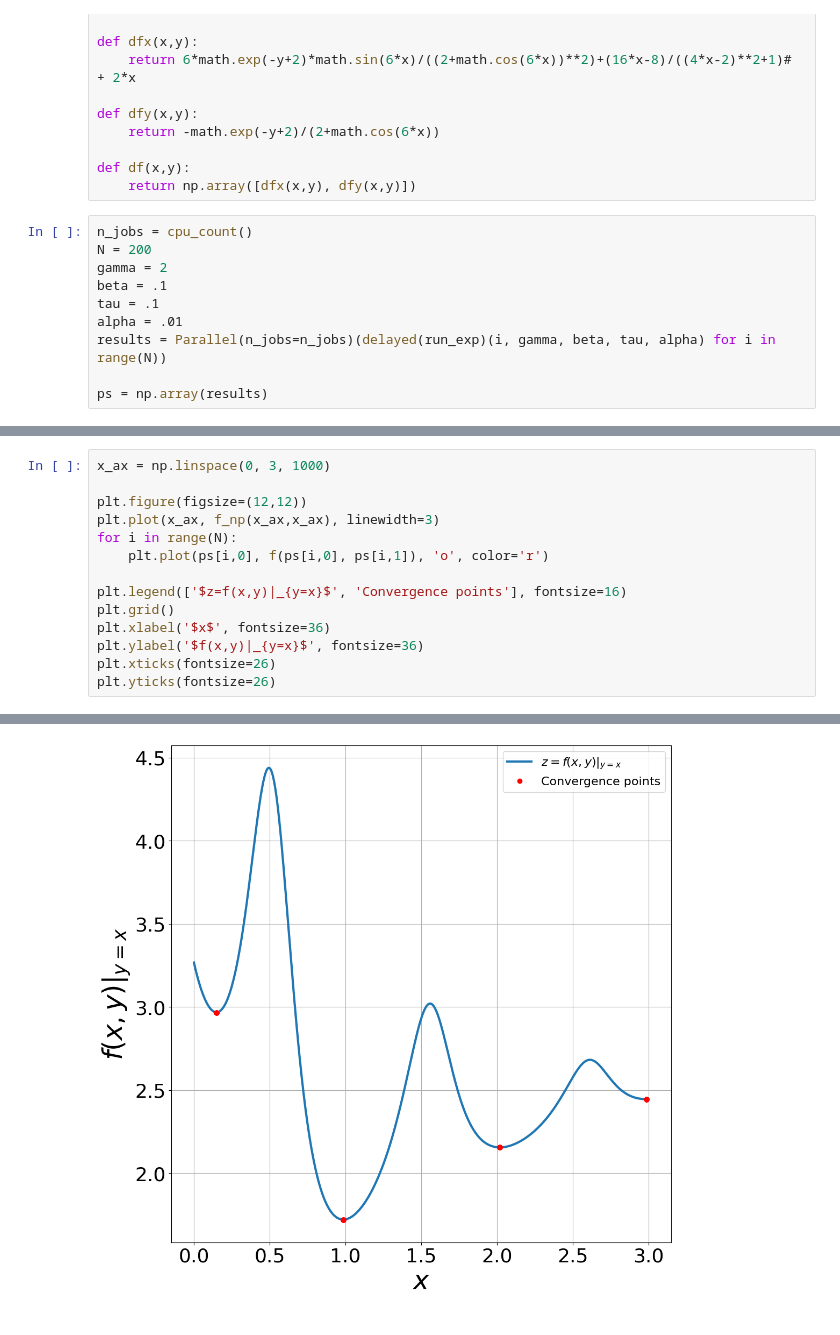
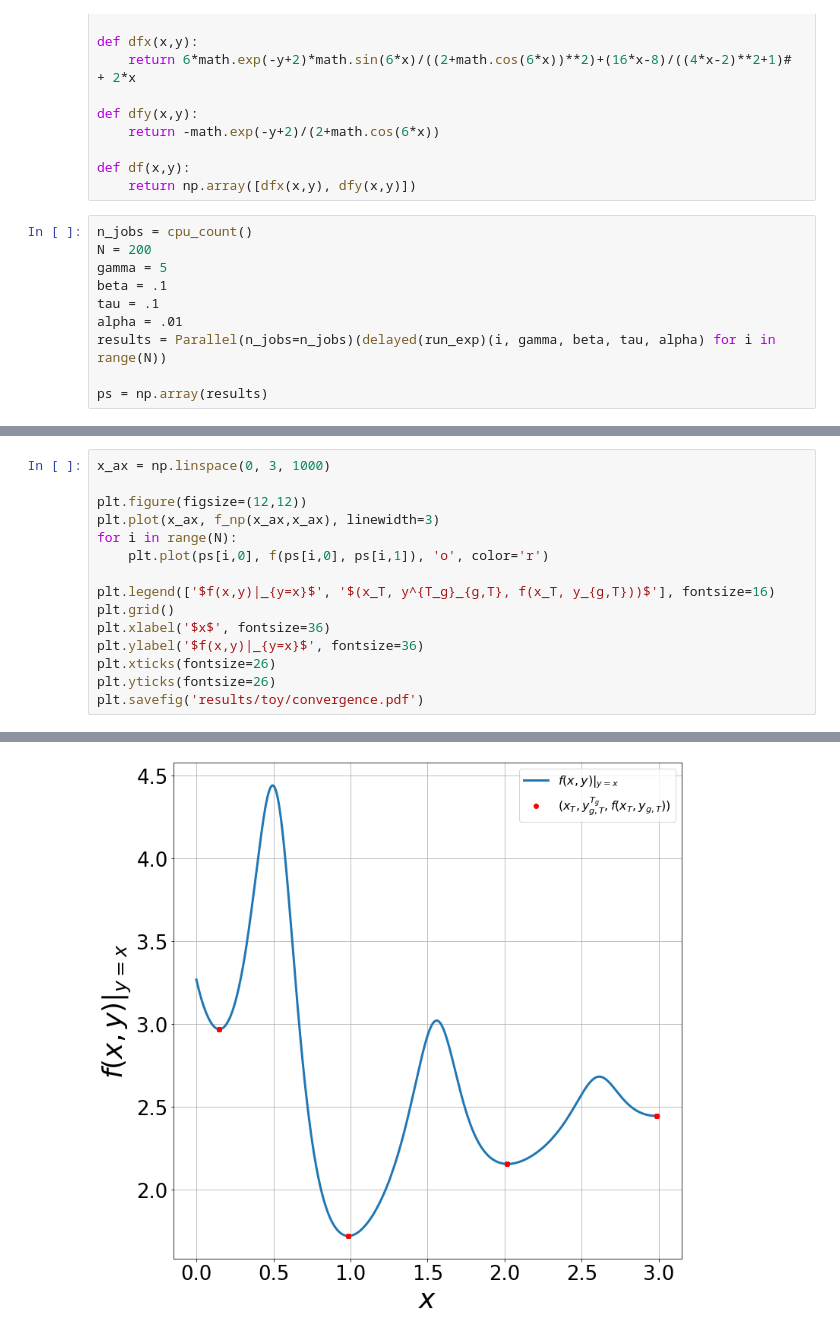
Before and after one commit to frealr/Penalty_Based_Lagrangian_Bilevel_Tianyi_Chen-s_Lab, a Jupyter notebook: toy_example.ipynb, the cells around one changed output, grey strips where cells are left out. Cells and saved outputs as stored; diff of their text form.

```diff
--- a/toy_example.ipynb
+++ b/toy_example.ipynb
@@ -218,7 +218,7 @@ def df(x,y):
 # %%
 n_jobs = cpu_count()
 N = 200
-gamma = 2
+gamma = 5
 beta = .1
 tau = .1
 alpha = .01
@@ -239,10 +239,11 @@ plt.plot(x_ax, f_np(x_ax,x_ax), linewidth=3)
 for i in range(N):
     plt.plot(ps[i,0], f(ps[i,0], ps[i,1]), 'o', color='r')
 
-plt.legend(['$z=f(x,y)|_{y=x}$', 'Convergence points'], fontsize=16)
+plt.legend(['$f(x,y)|_{y=x}$', '$(x_T, y^{T_g}_{g,T}, f(x_T, y_{g,T}))$'], fontsize=16)
 plt.grid()
 plt.xlabel('$x$', fontsize=36)
 plt.ylabel('$f(x,y)|_{y=x}$', fontsize=36)
 plt.xticks(fontsize=26)
 plt.yticks(fontsize=26)
+plt.savefig('results/toy/convergence.pdf')
 # %% [output]
@@ -258,4 +250,4 @@ plt.yticks(fontsize=26)
-[figure, old version]
+[figure, new version]
 # %%
 Xx = np.linspace(0,3,1000)
 Yy = np.linspace(0,3,1000)
```
Also changed, not shown: parts of 6 cells of this notebook, 6 other files.
